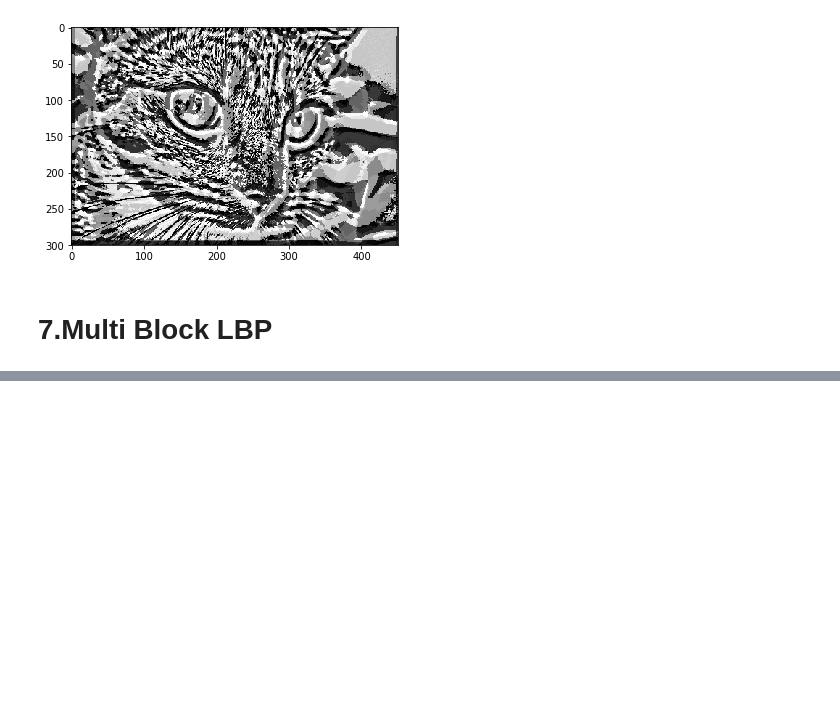
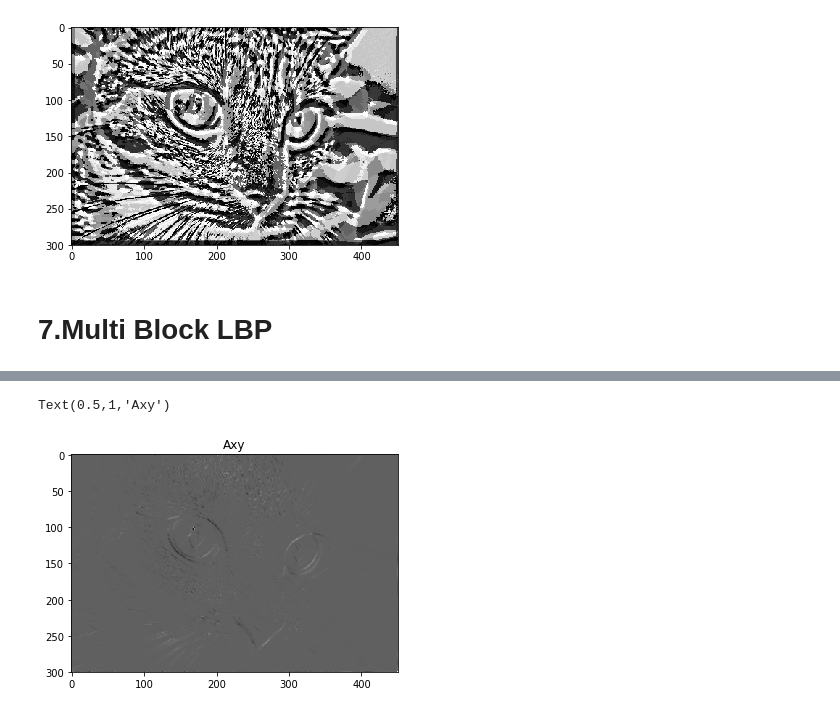
Before and after one commit to juxiangwu/image-processing, a Jupyter notebook: skimage-learning/1.4scikit-image API-Feature.ipynb, the cells around one changed output, grey strips where cells are left out. Saved outputs shown, nothing was run; the diff lists cells and outputs as text; code cells hidden in the pictures; blank space fills up the shorter version.

```diff
--- a/skimage-learning/1.4scikit-image API-Feature.ipynb
+++ b/skimage-learning/1.4scikit-image API-Feature.ipynb
@@ -112,0 +143,6 @@ print(result)
+# %%
+plt.imshow(Axy,'gray')
+plt.title('Axy')
+# %% [output]
+Text(0.5,1,'Axy')
+[figure, added]
```
Also changed, not shown: parts of 47 cells of this notebook, 1 other file.
